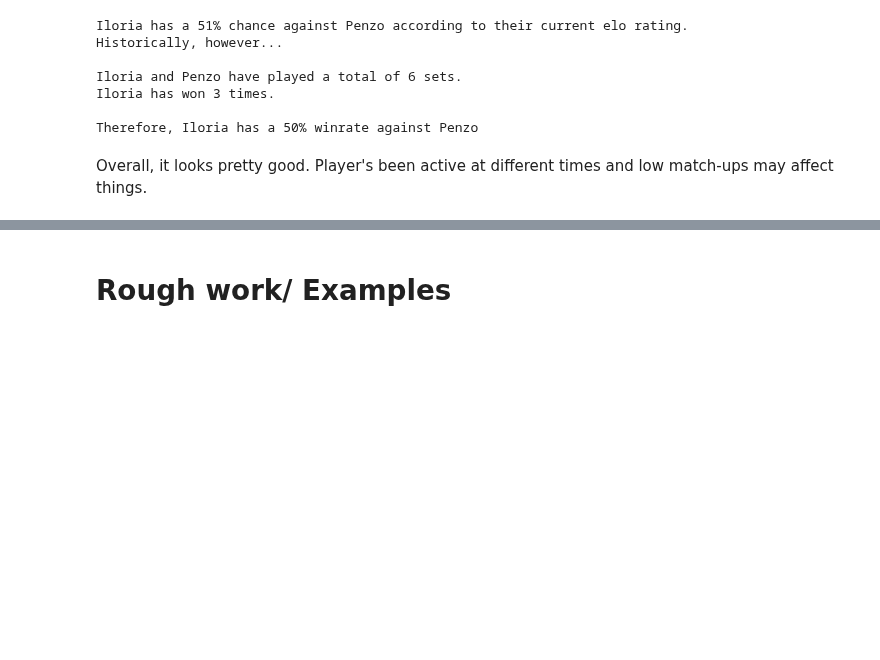
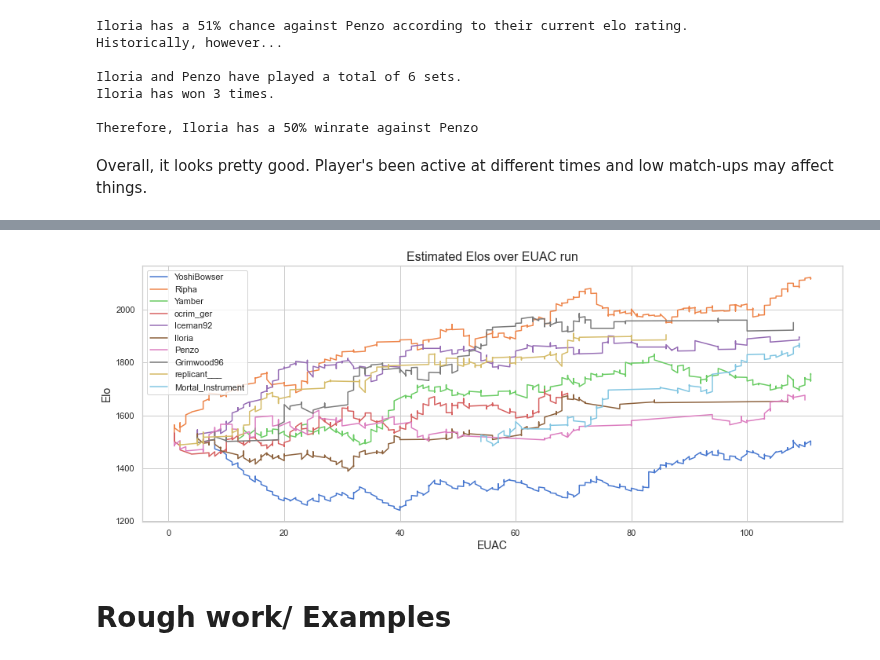
Before and after one commit to DarrenCCT/Tournament-Analysis, a Jupyter notebook: EUAC - Analysis.ipynb, the cells around one changed output, grey strips where cells are left out. Saved outputs shown, nothing was run; the diff lists cells and outputs as text; code cells hidden in the pictures; blank space fills up the shorter version.

Commit message:
Add files via upload
Showing top 10 most active players on a graph. Their elos throughout the EUAC run

```diff
--- a/EUAC - Analysis.ipynb
+++ b/EUAC - Analysis.ipynb
@@ -1252,0 +1250,19 @@ Overall, it looks pretty good. Player's been active at different times and low m
+# %%
+eloArrayGrim = [1000]
+x = firstEUAC("Grimwood96")
+euacArrayGrim = [x]
+for a,b,c,d,e in zip(df["Player 1"], df["Player 2"], df["Player 1 Adjusted Elo"], df["Player 2 Adjusted Elo"], df["EUAC"]):
+    if a == "Grimwood96" or b == "Grimwood96":
+        if a == "Grimwood96":
+            eloArrayGrim.append(c)
+            euacArrayGrim.append(e)
+        else:
+            eloArrayGrim.append(d)
+            euacArrayGrim.append(e)
+# %%
+mostActive = eloExamples.sort_values(by="EUAC Appearances", ascending=False).head(10)
+# %%
+for i in mostActive["Player_Map"]:
+    a = firstEUAC(df, i)
+    print(i)
+    print(a)
@@ -1253,3 +1290,32 @@ Overall, it looks pretty good. Player's been active at different times and low m
+# %%
+plt.figure(figsize=(16, 6))  # Width = 16 inches, Height = 6 inches
+
+
+for players in mostActive["Player_Map"]:
+    eloArray = []
+    euacArray = []
+    eloArray = [1500] # Starting Point
+    firstTourney = firstEUAC(df, players)
+    euacArray = [firstTourney]
+    for a,b,c,d,e in zip(df["Player1"], df["Player2"], df["Player 1 Adjusted Elo"], df["Player 2 Adjusted Elo"], df["Tournament No"]):
+        if a == players or b == players:
+            if a == players:
+                eloArray.append(c)
+                euacArray.append(e)
+            else:
+                eloArray.append(d)
+                euacArray.append(e)
+    plt.plot(euacArray, eloArray, label=players)
+
+# Add labels, title, and legend
+plt.xlabel('EUAC')
+plt.ylabel('Elo')
+plt.title('Estimated Elos over EUAC run')
+plt.legend()
+
+plt.show()
+# %% [output]
+[figure, added]
 # %% [markdown]
 # Rough work/ Examples
 # %% [markdown]
```
Also changed, not shown: parts of 8 cells of this notebook.
